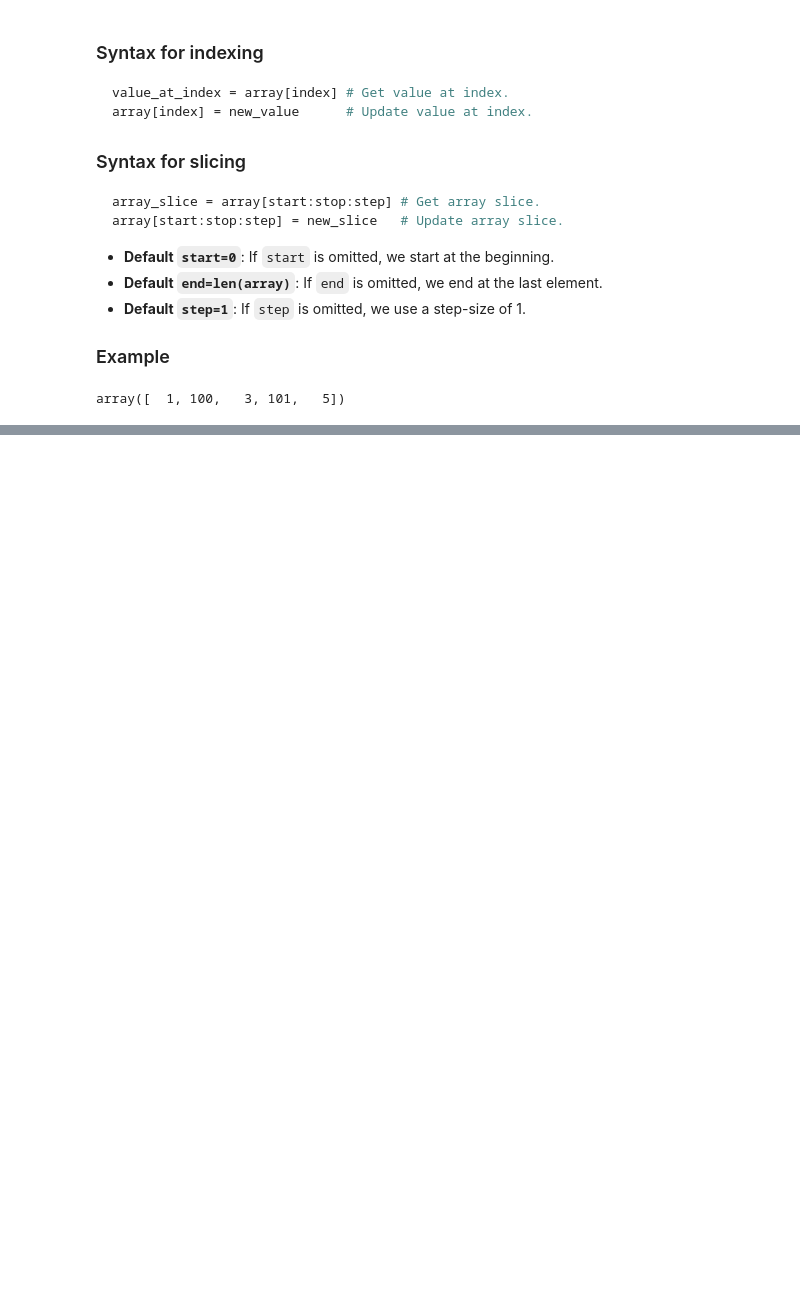
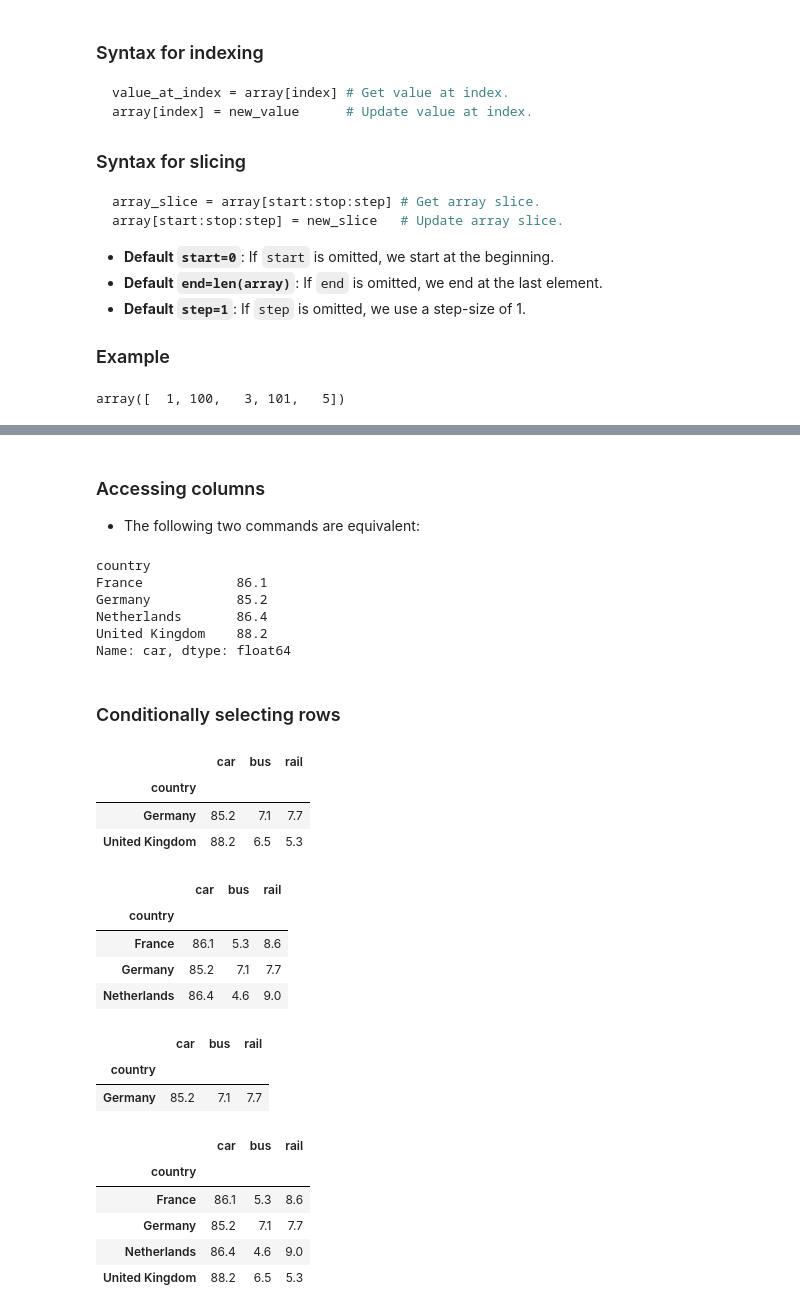
Before and after one commit to bionetslab/python-intro, a Jupyter notebook: data_handling.ipynb, the cells around one changed output, grey strips where cells are left out. Cells and saved outputs as stored; diff of their text form; code cells hidden in the pictures; blank space fills up the shorter version.

```diff
--- a/data_handling.ipynb
+++ b/data_handling.ipynb
@@ -115,0 +349,40 @@ The second but last entry in the array is 40.
+# %% [markdown]
+### Accessing columns
+
+- The following two commands are equivalent:
+# %%
+tran['car'] # Access via column name.
+tran.car    # Access via . syntax.
+# %% [output]
+country
+France            86.1
+Germany           85.2
+Netherlands       86.4
+United Kingdom    88.2
+Name: car, dtype: float64
+# %% [markdown]
+### Conditionally selecting rows
+# %%
+display(tran[tran.bus > 5.5])                       # Select rows based on 'bus' values.
+display(tran[tran.rail > 6.5])                      # Select rows based on 'rail' values.
+display(tran[(tran.bus > 5.5) & (tran.rail > 6.5)]) # Select rows based on 'bus' and 'rail' condition.
+display(tran[(tran.bus > 5.5) | (tran.rail > 6.5)]) # Select rows based on 'bus' or 'rail' condition.
+# %% [output]
+|  | car | bus | rail |
+| country |  |  |  |
+| Germany | 85.2 | 7.1 | 7.7 |
+| United Kingdom | 88.2 | 6.5 | 5.3 |
+|  | car | bus | rail |
+| country |  |  |  |
+| France | 86.1 | 5.3 | 8.6 |
+| Germany | 85.2 | 7.1 | 7.7 |
+| Netherlands | 86.4 | 4.6 | 9.0 |
+|  | car | bus | rail |
+| country |  |  |  |
+| Germany | 85.2 | 7.1 | 7.7 |
+|  | car | bus | rail |
+| country |  |  |  |
+| France | 86.1 | 5.3 | 8.6 |
+| Germany | 85.2 | 7.1 | 7.7 |
+| Netherlands | 86.4 | 4.6 | 9.0 |
+| United Kingdom | 88.2 | 6.5 | 5.3 |
```
Also changed, not shown: parts of 51 cells of this notebook, 3 other files.
